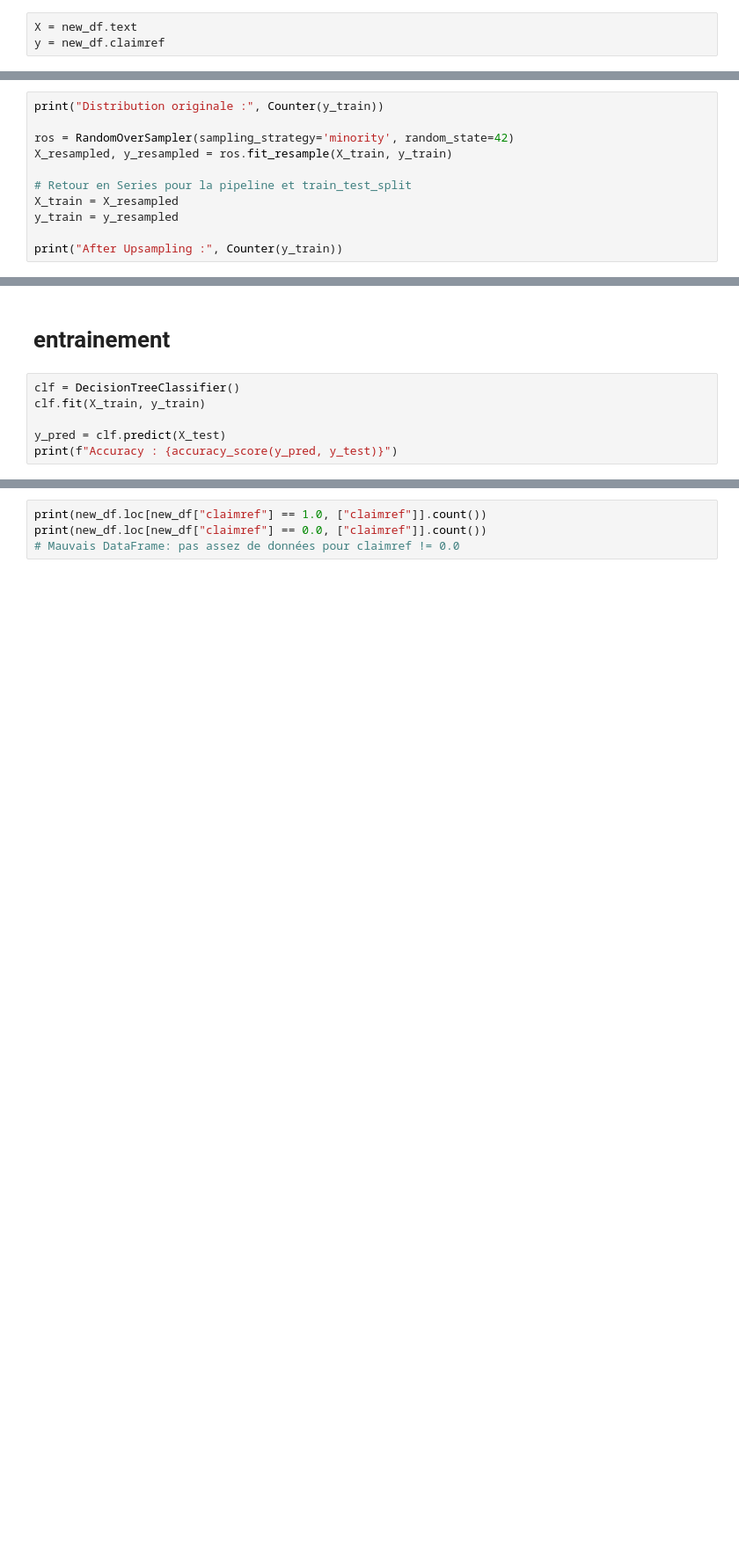
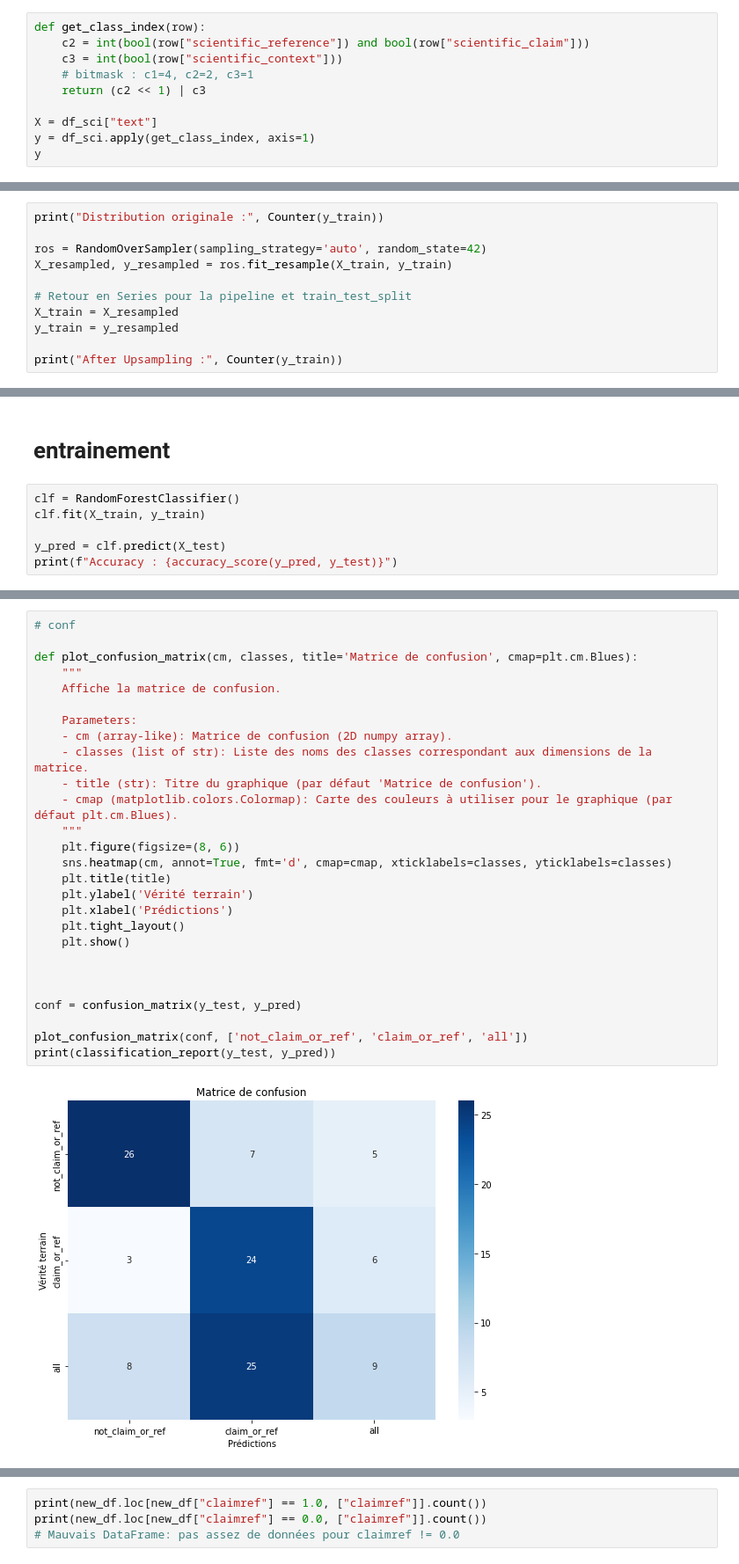
Before and after one commit to HugoGellida/HAI817I-Project, a Jupyter notebook: claimref_or_context.ipynb, the cells around one changed output, grey strips where cells are left out. Shown at 88% size. Saved outputs shown, nothing was run; the diff lists cells and outputs as text; blank space fills up the shorter version.

```diff
--- a/claimref_or_context.ipynb
+++ b/claimref_or_context.ipynb
@@ -299,5 +289,12 @@ class TextNormalizer(BaseEstimator, TransformerMixin):
             for text in X
         ]
 # %%
-X = new_df.text
-y = new_df.claimref
+def get_class_index(row):
+    c2 = int(bool(row["scientific_reference"]) and bool(row["scientific_claim"]))
+    c3 = int(bool(row["scientific_context"]))
+    # bitmask : c1=4, c2=2, c3=1
+    return (c2 << 1) | c3
+
+X = df_sci["text"]
+y = df_sci.apply(get_class_index, axis=1)
+y
@@ -349,7 +359,7 @@ X_train, X_test, y_train, y_test = train_test_split(X_transformed, y, train_size
 # %%
 print("Distribution originale :", Counter(y_train))
 
-ros = RandomOverSampler(sampling_strategy='minority', random_state=42)
+ros = RandomOverSampler(sampling_strategy='auto', random_state=42)
 X_resampled, y_resampled = ros.fit_resample(X_train, y_train)
 
 # Retour en Series pour la pipeline et train_test_split
@@ -382,7 +392,7 @@ RandomForestClassifier : Moyenne : 0.998, écart-type : 0.006
 # %% [markdown]
 # entrainement
 # %%
-clf = DecisionTreeClassifier()
+clf = RandomForestClassifier()
 clf.fit(X_train, y_train)
 
 y_pred = clf.predict(X_test)
@@ -428,0 +402,29 @@ weighted avg       0.91      0.89      0.89       206
+# %%
+# conf
+
+def plot_confusion_matrix(cm, classes, title='Matrice de confusion', cmap=plt.cm.Blues):
+    """
+    Affiche la matrice de confusion.
+
+    Parameters:
+    - cm (array-like): Matrice de confusion (2D numpy array).
+    - classes (list of str): Liste des noms des classes correspondant aux dimensions de la matrice.
+    - title (str): Titre du graphique (par défaut 'Matrice de confusion').
+    - cmap (matplotlib.colors.Colormap): Carte des couleurs à utiliser pour le graphique (par défaut plt.cm.Blues).
+    """
+    plt.figure(figsize=(8, 6))
+    sns.heatmap(cm, annot=True, fmt='d', cmap=cmap, xticklabels=classes, yticklabels=classes)
+    plt.title(title)
+    plt.ylabel('Vérité terrain')
+    plt.xlabel('Prédictions')
+    plt.tight_layout()
+    plt.show()
+
+
+
+conf = confusion_matrix(y_test, y_pred)
+
+plot_confusion_matrix(conf, ['not_claim_or_ref', 'claim_or_ref', 'all'])
+print(classification_report(y_test, y_pred))
+# %% [output]
+[figure, added]
```
Also changed, not shown: parts of 11 cells of this notebook, 3 other files.
